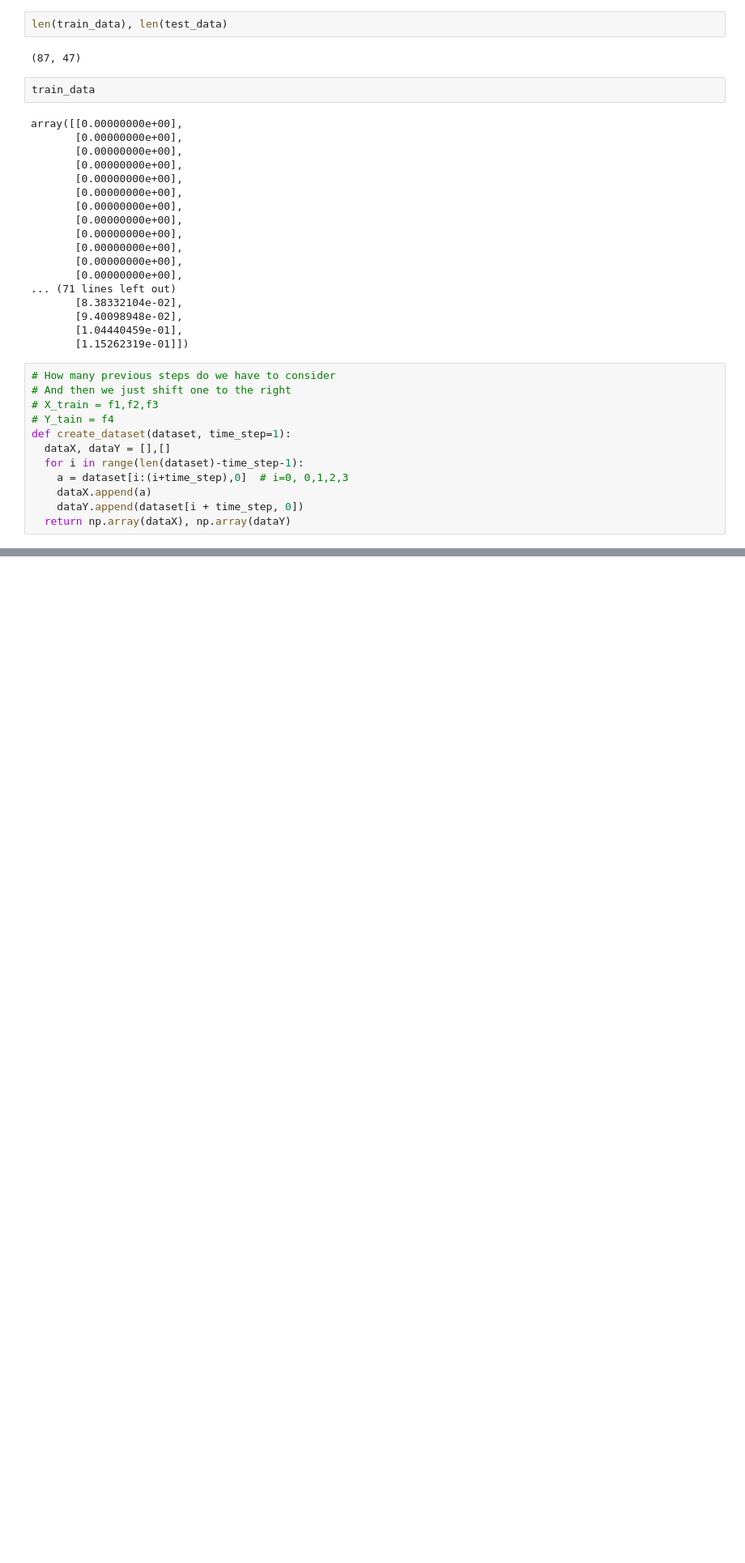
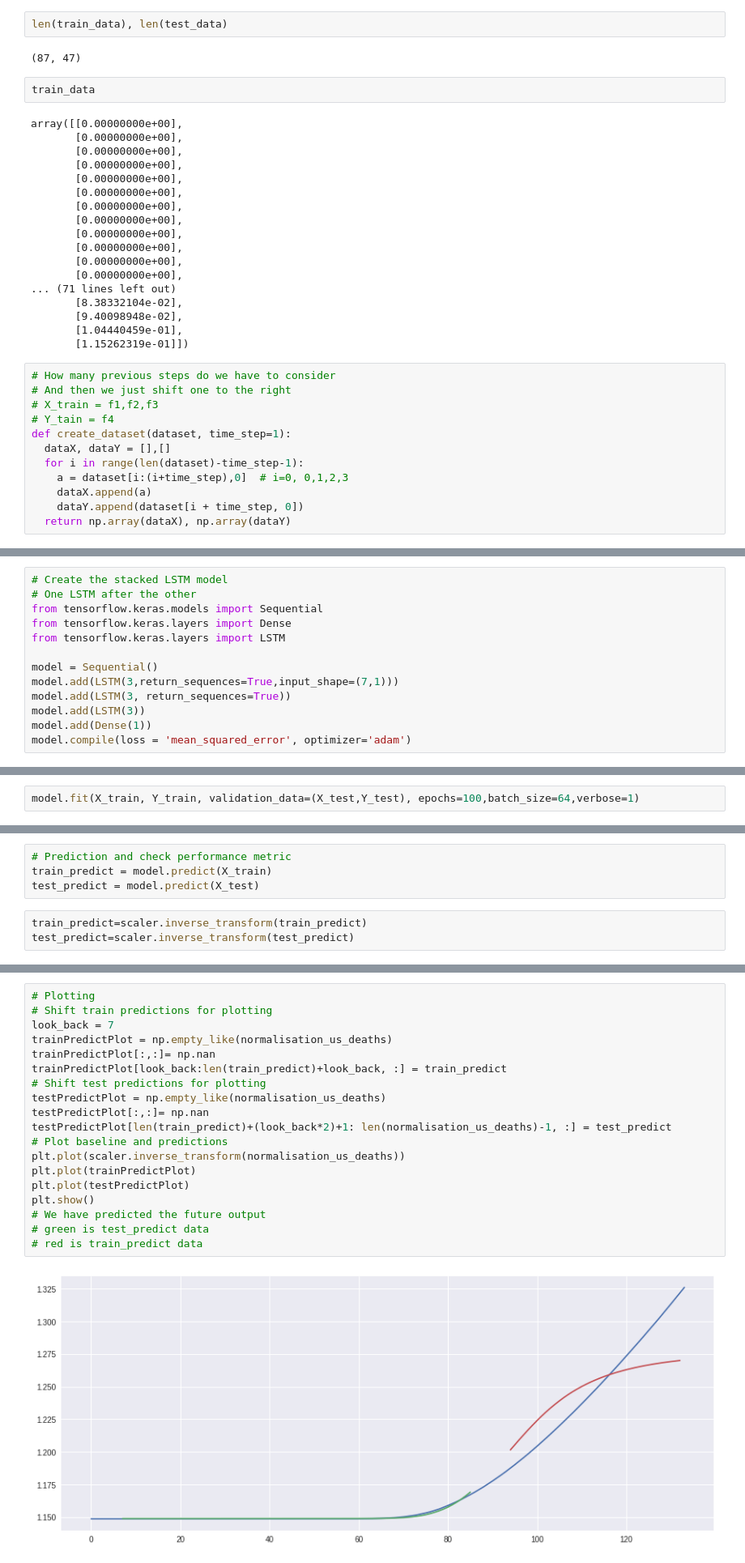
Before and after one commit to vivienneobrien/final_project, a Jupyter notebook: week_7/regression_model.ipynb, the cells around one changed output, grey strips where cells are left out. Shown: that part at 81% size. Drawn from its saved outputs; the diff is of its cells as text; blank space fills up the shorter version.

Commit message:
trying to make prediction

```diff
--- a/week_7/regression_model.ipynb
+++ b/week_7/regression_model.ipynb
@@ -646,0 +462,13 @@ _ = plt.ylabel("Count")
+# %%
+# Create the stacked LSTM model
+# One LSTM after the other
+from tensorflow.keras.models import Sequential
+from tensorflow.keras.layers import Dense
+from tensorflow.keras.layers import LSTM
+
+model = Sequential()
+model.add(LSTM(3,return_sequences=True,input_shape=(7,1)))
+model.add(LSTM(3, return_sequences=True))
+model.add(LSTM(3))
+model.add(Dense(1))
+model.compile(loss = 'mean_squared_error', optimizer='adam')
@@ -646,0 +494,2 @@ _ = plt.ylabel("Count")
+# %%
+model.fit(X_train, Y_train, validation_data=(X_test,Y_test), epochs=100,batch_size=64,verbose=1)
@@ -646,0 +515,7 @@ _ = plt.ylabel("Count")
+# %%
+# Prediction and check performance metric
+train_predict = model.predict(X_train)
+test_predict = model.predict(X_test)
+# %%
+train_predict=scaler.inverse_transform(train_predict)
+test_predict=scaler.inverse_transform(test_predict)
@@ -646,0 +533,21 @@ _ = plt.ylabel("Count")
+# %%
+# Plotting
+# Shift train predictions for plotting
+look_back = 7
+trainPredictPlot = np.empty_like(normalisation_us_deaths)
+trainPredictPlot[:,:]= np.nan
+trainPredictPlot[look_back:len(train_predict)+look_back, :] = train_predict
+# Shift test predictions for plotting
+testPredictPlot = np.empty_like(normalisation_us_deaths)
+testPredictPlot[:,:]= np.nan
+testPredictPlot[len(train_predict)+(look_back*2)+1: len(normalisation_us_deaths)-1, :] = test_predict
+# Plot baseline and predictions
+plt.plot(scaler.inverse_transform(normalisation_us_deaths))
+plt.plot(trainPredictPlot)
+plt.plot(testPredictPlot)
+plt.show()
+# We have predicted the future output
+# green is test_predict data
+# red is train_predict data
+# %% [output]
+[figure, added]
```
Also changed, not shown: parts of 44 cells of this notebook, 1 other file.
